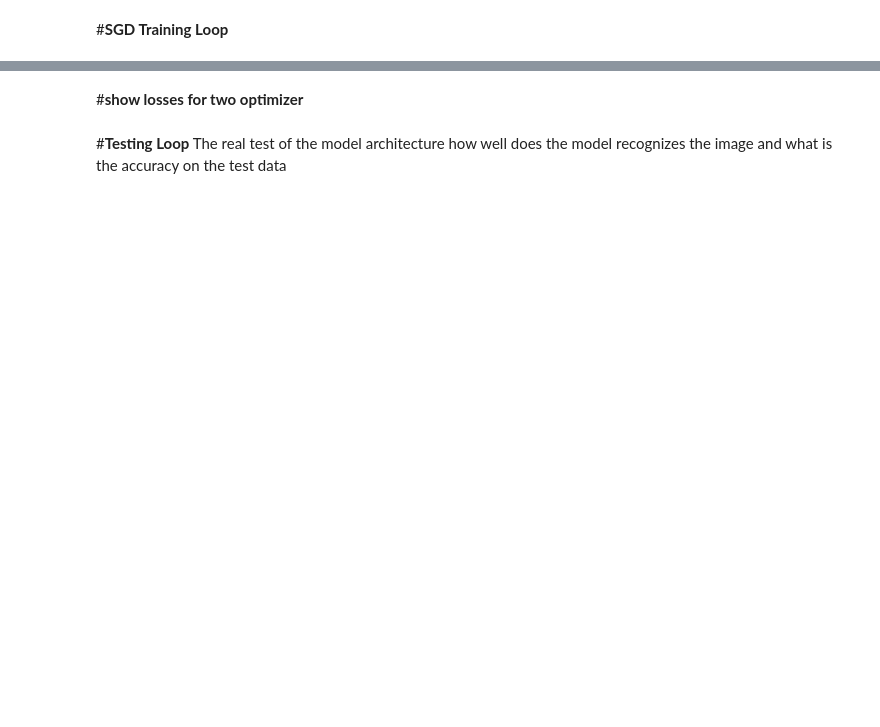
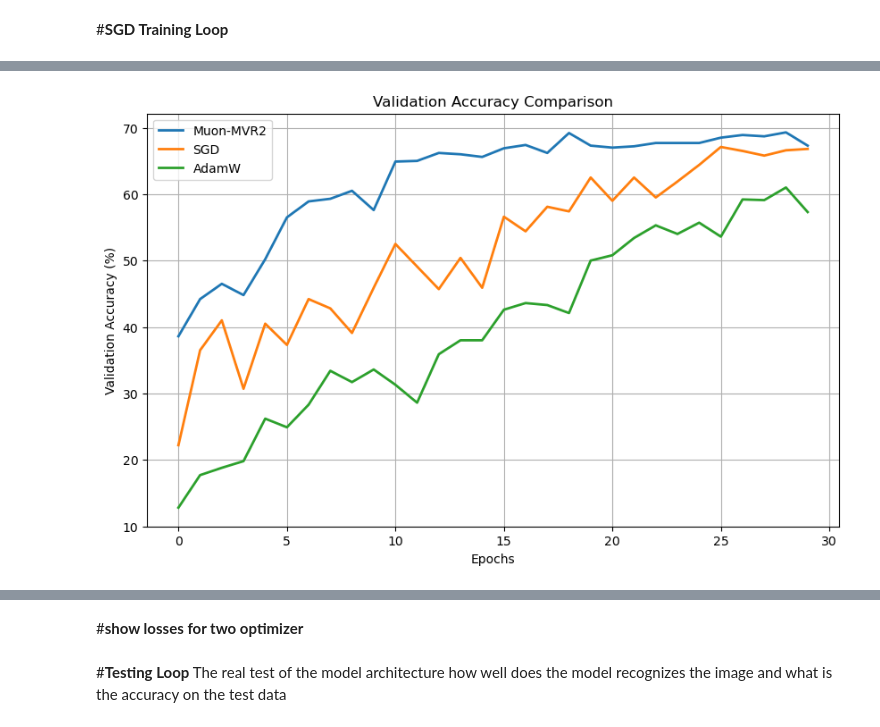
Before and after one commit to RayCyder/Intro, a Jupyter notebook: ResNet_Implementation_on_CIFAR10_2.ipynb, the cells around one changed output, grey strips where cells are left out. Cells and saved outputs as stored; diff of their text form; code cells hidden in the pictures; blank space fills up the shorter version.

```diff
--- a/ResNet_Implementation_on_CIFAR10_2.ipynb
+++ b/ResNet_Implementation_on_CIFAR10_2.ipynb
@@ -744,0 +757,13 @@ plt.legend()
+# %%
+plt.figure(figsize=(10,6))
+plt.plot(mvr2_acc, label="Muon-MVR2", linewidth=2)
+plt.plot(sgd_acc, label="SGD", linewidth=2)
+plt.plot(adamw_acc, label="AdamW", linewidth=2)
+plt.xlabel("Epochs")
+plt.ylabel("Validation Accuracy (%)")
+plt.title("Validation Accuracy Comparison")
+plt.grid(True)
+plt.legend()
+plt.show()
+# %% [output]
+[figure, added]
```
Also changed, not shown: parts of 12 cells of this notebook.
